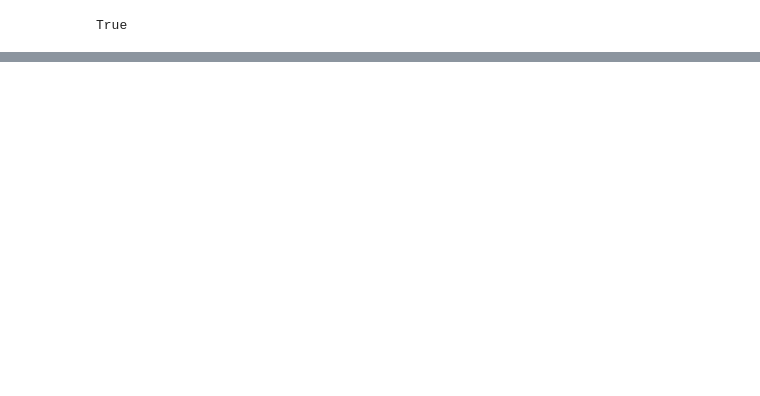
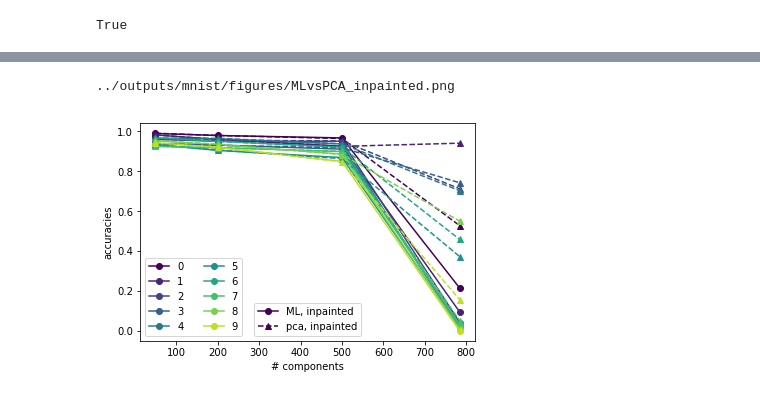
Before and after one commit to VMBoehm/pca-classifier, a Jupyter notebook: notebooks/ShrinkageExperimentsConcise.ipynb, the cells around one changed output, grey strips where cells are left out. Drawn from its saved outputs; the diff is of its cells as text; code cells hidden in the pictures; blank space fills up the shorter version.

```diff
--- a/notebooks/ShrinkageExperimentsConcise.ipynb
+++ b/notebooks/ShrinkageExperimentsConcise.ipynb
@@ -41,0 +43,5 @@ _=make_acc_figure(['ML','pca'],['masked'],res,num_classes,num_comp,plotpath,'MLv
+# %%
+_=make_acc_figure(['ML','pca'],['inpainted'],results,num_classes,num_comp,plotpath,'MLvsPCA_inpainted.png')
+# %% [output]
+../outputs/mnist/figures/MLvsPCA_inpainted.png
+[figure, added]
```
Also changed, not shown: parts of 7 cells of this notebook, 3 other files.
